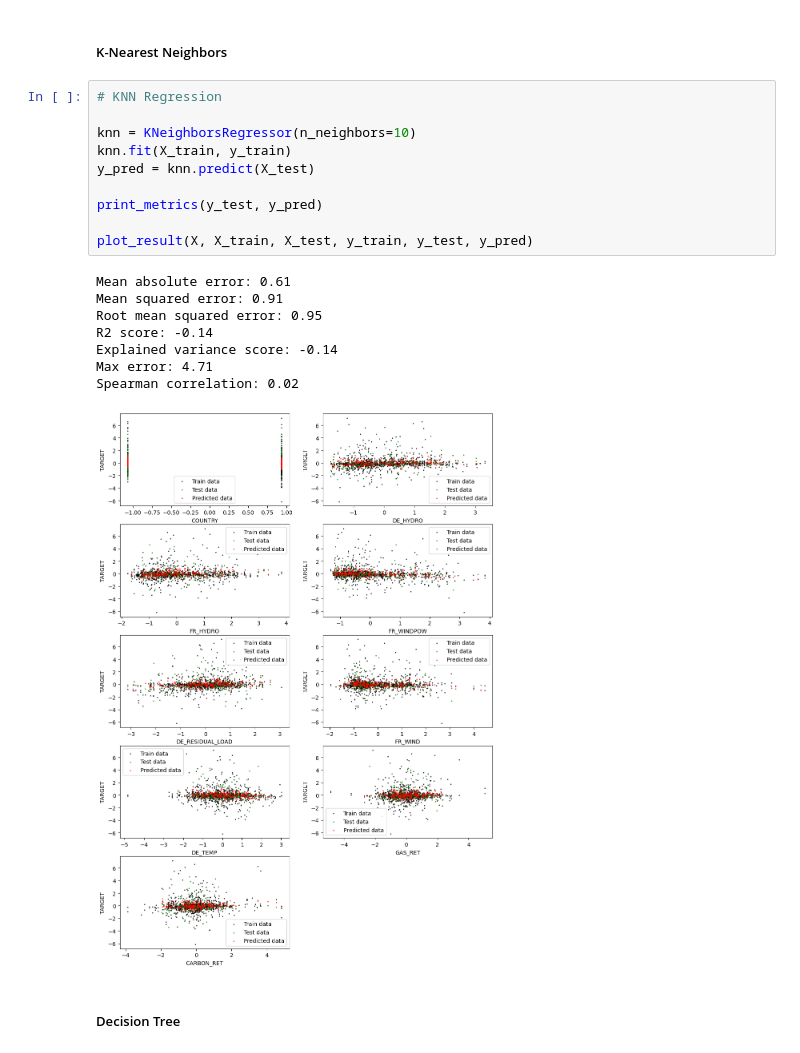
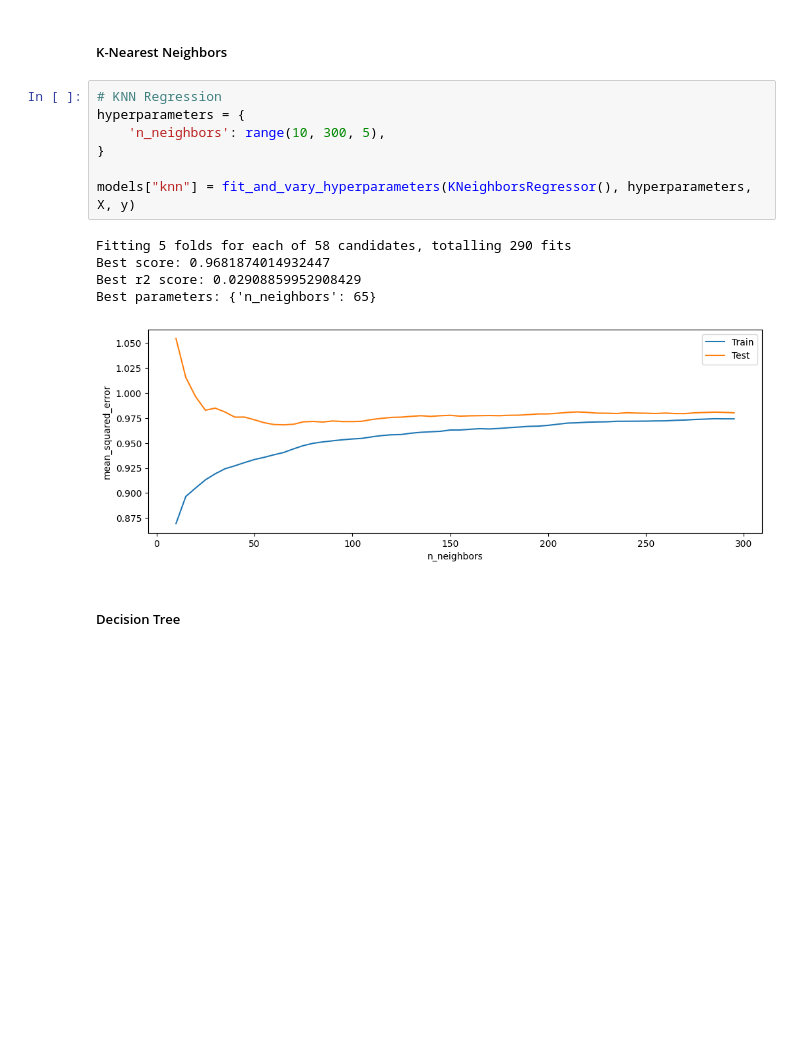
Before and after one commit to Blyzi/electricity-price-machine-learning, a Jupyter notebook: main.ipynb, the cells around one changed output. Cells and saved outputs as stored; diff of their text form; blank space fills up the shorter version.

```diff
--- a/main.ipynb
+++ b/main.ipynb
@@ -378,23 +383,17 @@ Spearman correlation: 0.04
 # %% [markdown]
 ##### K-Nearest Neighbors
-# %%
-# KNN Regression
-
-knn = KNeighborsRegressor(n_neighbors=10)
-knn.fit(X_train, y_train)
-y_pred = knn.predict(X_test)
-
-print_metrics(y_test, y_pred)
-
-plot_result(X, X_train, X_test, y_train, y_test, y_pred)
-# %% [output]
-Mean absolute error: 0.61
-Mean squared error: 0.91
-Root mean squared error: 0.95
-R2 score: -0.14
-Explained variance score: -0.14
-Max error: 4.71
-Spearman correlation: 0.02
-[figure, removed]
+# %%
+# KNN Regression
+hyperparameters = {
+    'n_neighbors': range(10, 300, 5),
+}
+
+models["knn"] = fit_and_vary_hyperparameters(KNeighborsRegressor(), hyperparameters, X, y)
+# %% [output]
+Fitting 5 folds for each of 58 candidates, totalling 290 fits
+Best score: 0.9681874014932447
+Best r2 score: 0.02908859952908429
+Best parameters: {'n_neighbors': 65}
+[figure, added]
 # %% [markdown]
 ##### Decision Tree
```
Also changed, not shown: parts of 21 cells of this notebook.
